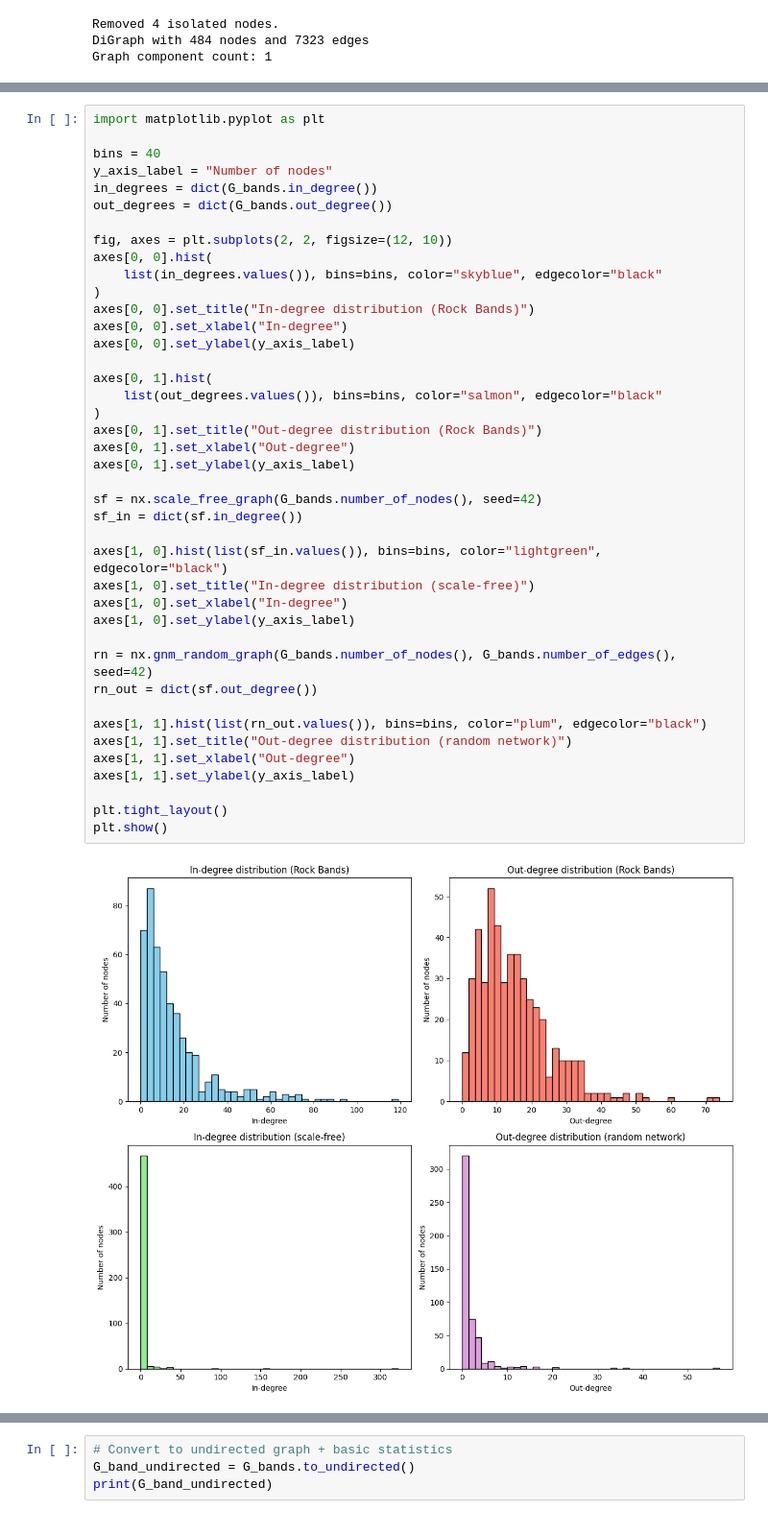
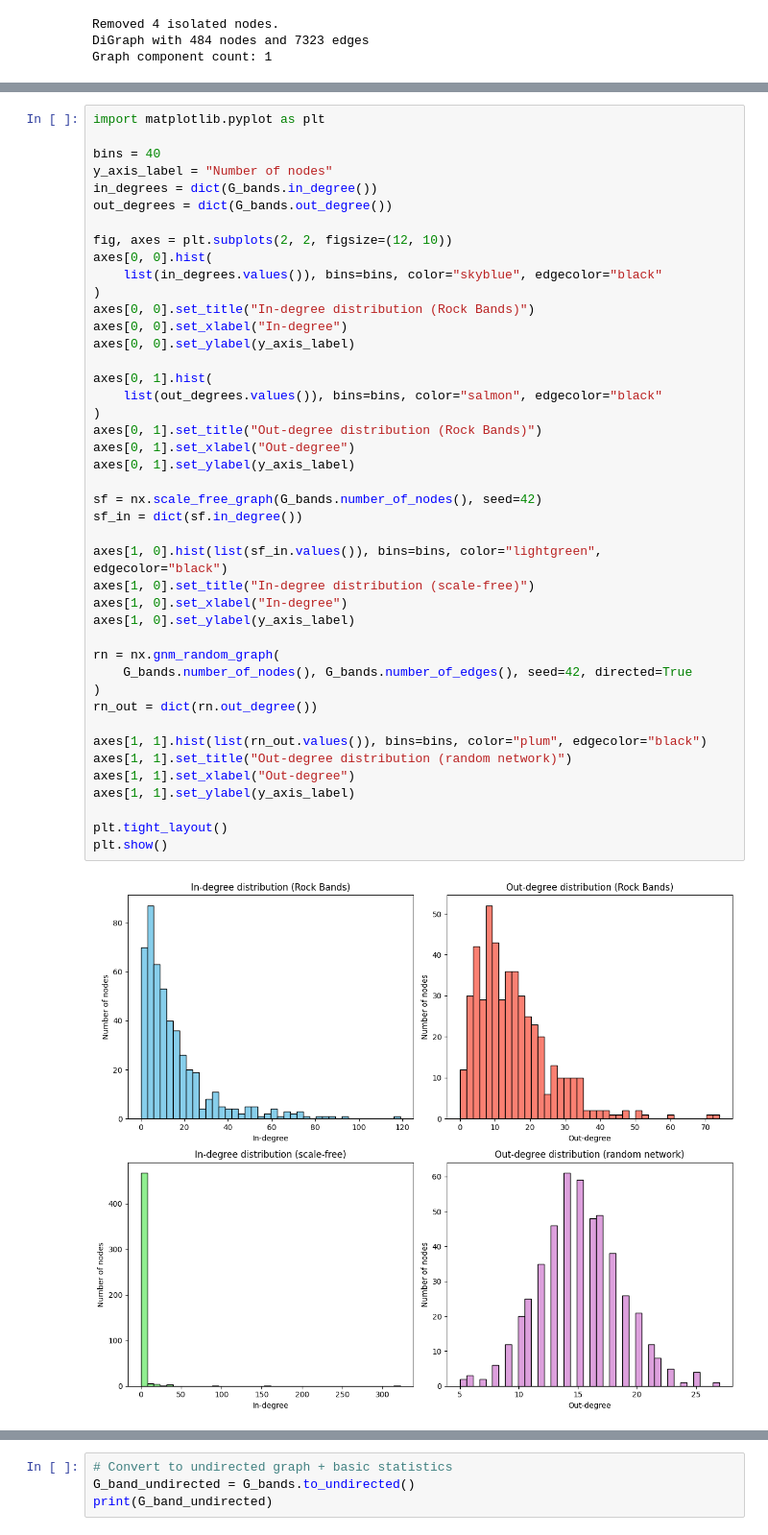
Before and after one commit to rifolio/dtu-projects-2025-autumn, a Jupyter notebook: social-graphs/Assignment1.ipynb, the cells around one changed output, grey strips where cells are left out. Shown: that part at 96% size. Cells and saved outputs as stored; diff of their text form.

```diff
--- a/social-graphs/Assignment1.ipynb
+++ b/social-graphs/Assignment1.ipynb
@@ -136,36 +158,38 @@ axes[0, 0].hist(
     list(in_degrees.values()), bins=bins, color="skyblue", edgecolor="black"
 )
 axes[0, 0].set_title("In-degree distribution (Rock Bands)")
 axes[0, 0].set_xlabel("In-degree")
 axes[0, 0].set_ylabel(y_axis_label)
 
 axes[0, 1].hist(
     list(out_degrees.values()), bins=bins, color="salmon", edgecolor="black"
 )
 axes[0, 1].set_title("Out-degree distribution (Rock Bands)")
 axes[0, 1].set_xlabel("Out-degree")
 axes[0, 1].set_ylabel(y_axis_label)
 
 sf = nx.scale_free_graph(G_bands.number_of_nodes(), seed=42)
 sf_in = dict(sf.in_degree())
 
 axes[1, 0].hist(list(sf_in.values()), bins=bins, color="lightgreen", edgecolor="black")
 axes[1, 0].set_title("In-degree distribution (scale-free)")
 axes[1, 0].set_xlabel("In-degree")
 axes[1, 0].set_ylabel(y_axis_label)
 
-rn = nx.gnm_random_graph(G_bands.number_of_nodes(), G_bands.number_of_edges(), seed=42)
-rn_out = dict(sf.out_degree())
+rn = nx.gnm_random_graph(
+    G_bands.number_of_nodes(), G_bands.number_of_edges(), seed=42, directed=True
+)
+rn_out = dict(rn.out_degree())
 
 axes[1, 1].hist(list(rn_out.values()), bins=bins, color="plum", edgecolor="black")
 axes[1, 1].set_title("Out-degree distribution (random network)")
 axes[1, 1].set_xlabel("Out-degree")
 axes[1, 1].set_ylabel(y_axis_label)
 
 plt.tight_layout()
 plt.show()
 # %% [output]
-[figure, old version]
+[figure, new version]
 # %%
 # Top 5 most connected bands (in-degree) and (out-degree)
 top5_in = sorted(in_degrees.items(), key=lambda x: x[1], reverse=True)[:5]
```
Also changed, not shown: parts of 3 cells of this notebook.
